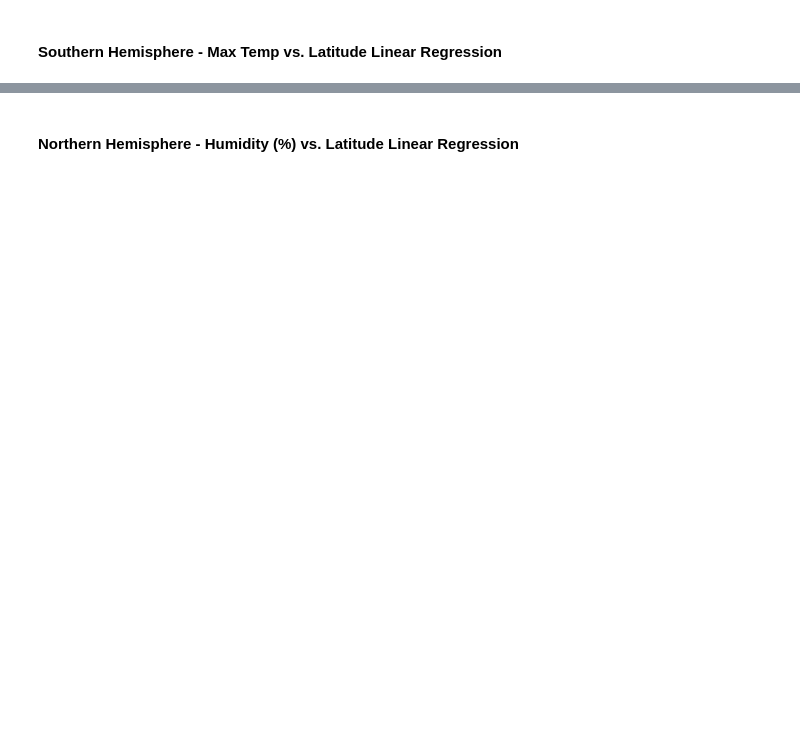
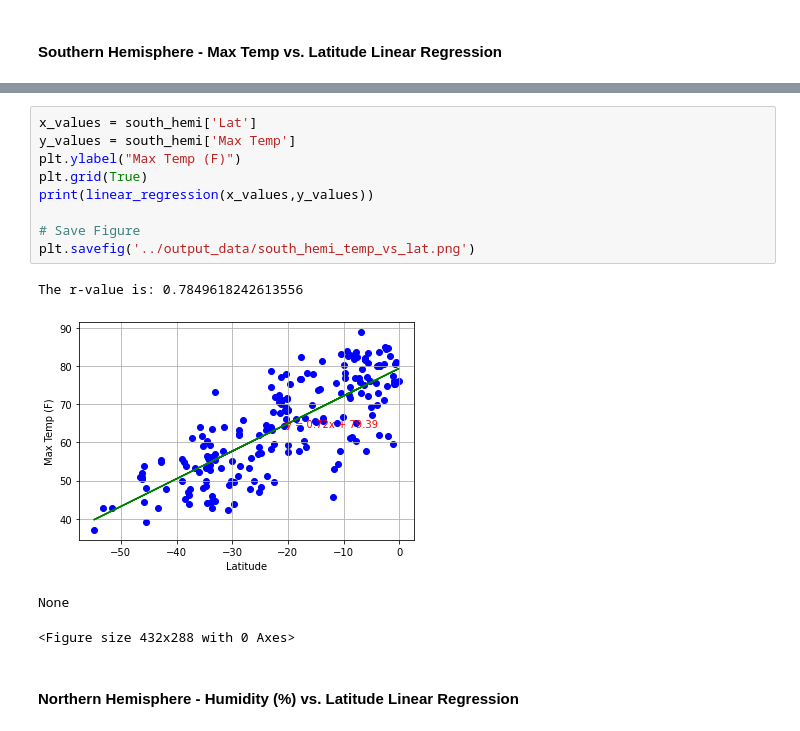
Before and after one commit to tatianafrattale/python-api-challenge, a Jupyter notebook: WeatherPy/WeatherPy.ipynb, the cells around one changed output, grey strips where cells are left out. Drawn from its saved outputs; the diff is of its cells as text; blank space fills up the shorter version.

```diff
--- a/WeatherPy/WeatherPy.ipynb
+++ b/WeatherPy/WeatherPy.ipynb
@@ -263,2 +285,16 @@ The r-value is: 0.6082708688906918
+# %%
+x_values = south_hemi['Lat']
+y_values = south_hemi['Max Temp']
+plt.ylabel("Max Temp (F)")
+plt.grid(True)
+print(linear_regression(x_values,y_values))
+
+# Save Figure
+plt.savefig('../output_data/south_hemi_temp_vs_lat.png')
+# %% [output]
+The r-value is: 0.7849618242613556
+[figure, added]
+None
+<Figure size 432x288 with 0 Axes>
 # %% [markdown]
 ####  Northern Hemisphere - Humidity (%) vs. Latitude Linear Regression
```
Also changed, not shown: parts of 16 cells of this notebook, 8 other files.
